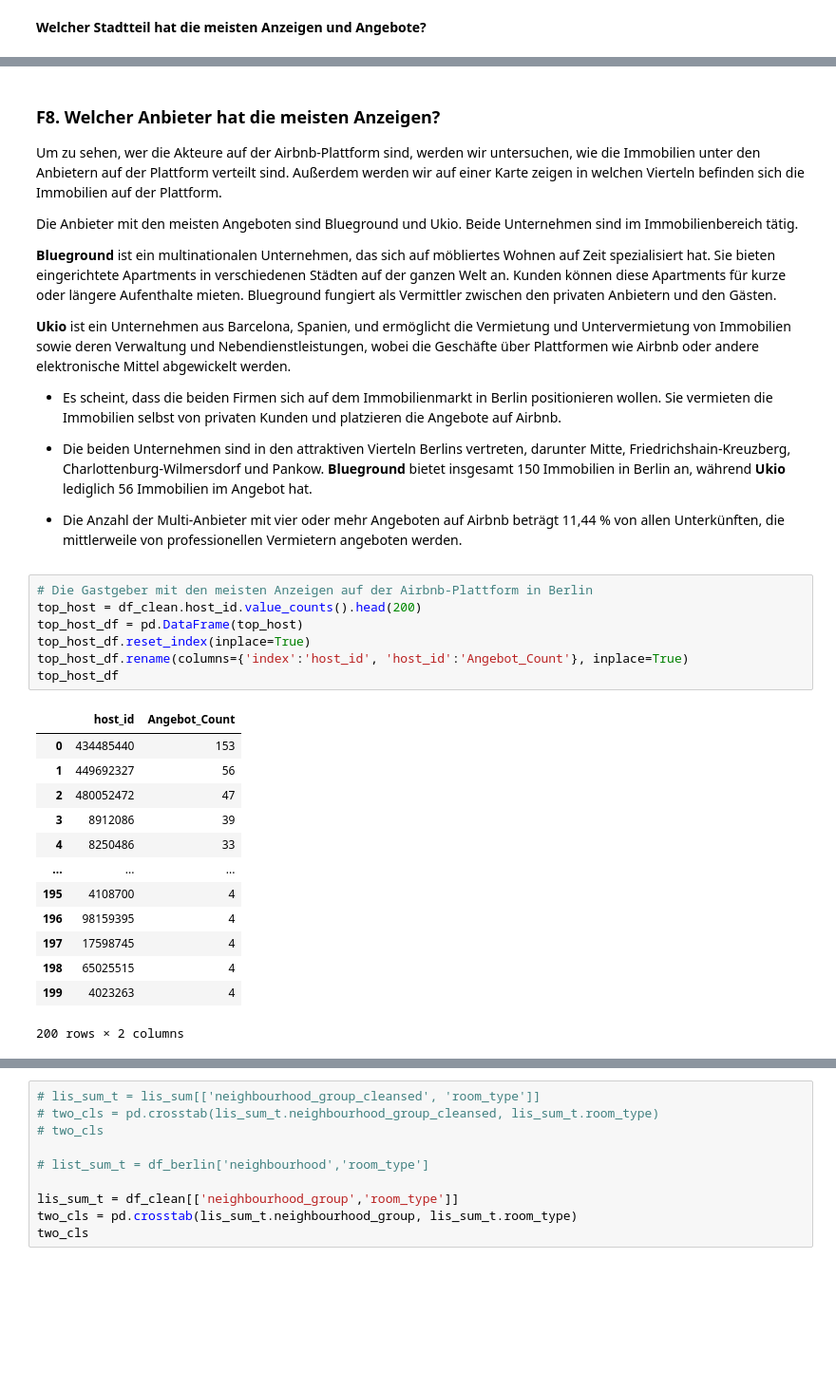
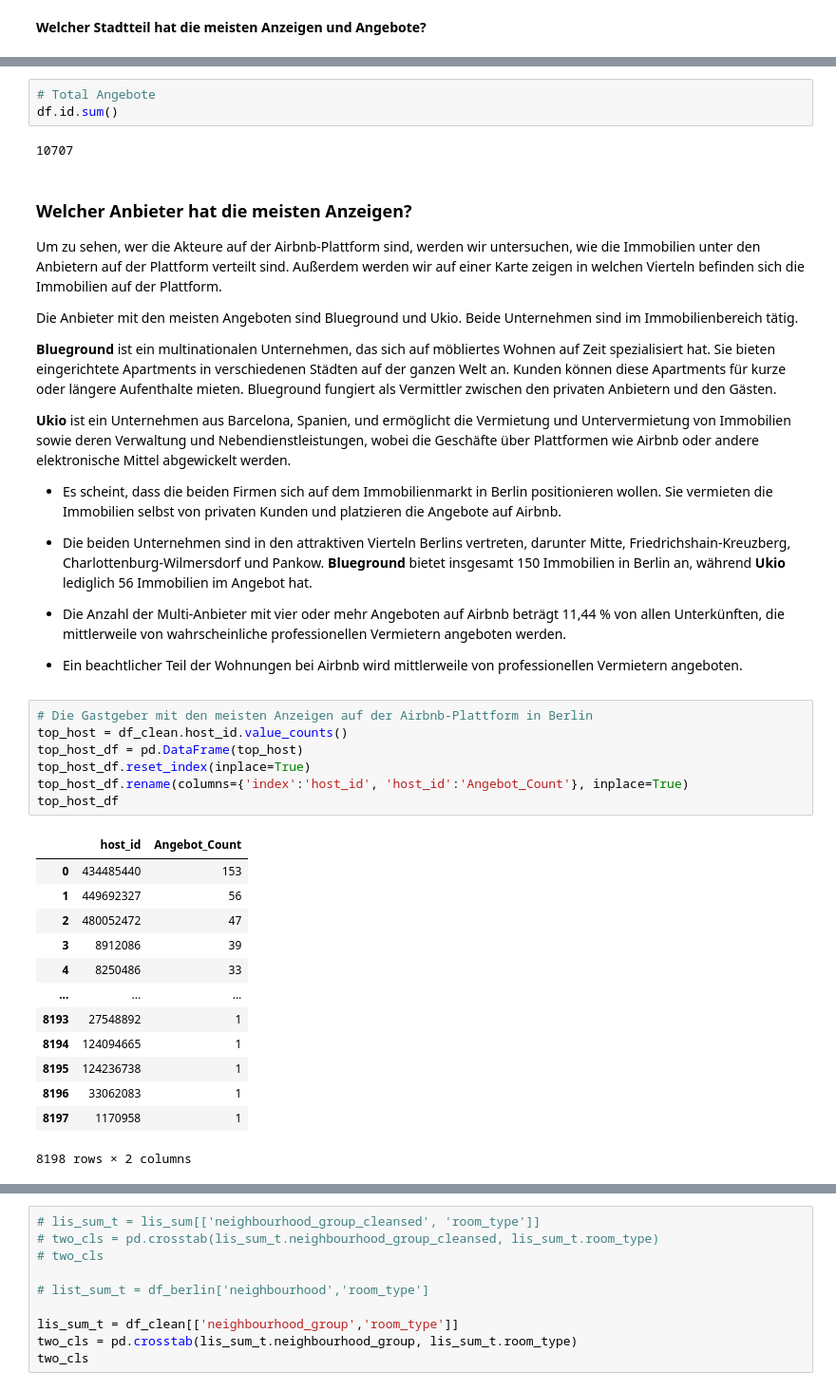
Before and after one commit to awildt01/Airbnb_Berlin-, a Jupyter notebook: Airbnb_(Berlin).ipynb, the cells around one changed output, grey strips where cells are left out. Shown at 95% size. Saved outputs shown, nothing was run; the diff lists cells and outputs as text; blank space fills up the shorter version.

```diff
--- a/Airbnb_(Berlin).ipynb
+++ b/Airbnb_(Berlin).ipynb
@@ -867,8 +884,13 @@ Reinickendorf                183
 Spandau                      129
 Marzahn - Hellersdorf         93
 Name: id, dtype: int64
+# %%
+# Total Angebote
+df.id.sum()
+# %% [output]
+10707
 # %% [markdown]
-### **F8. Welcher Anbieter hat die meisten Anzeigen?**
+### **Welcher Anbieter hat die meisten Anzeigen?**
 
 Um zu sehen, wer die Akteure auf der Airbnb-Plattform sind, werden wir untersuchen, wie die Immobilien unter den Anbietern auf der Plattform verteilt sind. Außerdem werden wir auf einer Karte zeigen in welchen Vierteln befinden sich die Immobilien auf der Plattform.
 
@@ -883,25 +905,27 @@ Die Anbieter mit den meisten Angeboten sind Blueground und Ukio. Beide Unternehm
 
 - Die beiden Unternehmen sind in den attraktiven Vierteln Berlins vertreten, darunter Mitte, Friedrichshain-Kreuzberg, Charlottenburg-Wilmersdorf und Pankow. **Blueground** bietet insgesamt 150 Immobilien in Berlin an, während **Ukio** lediglich 56 Immobilien im Angebot hat.
 
-- Die Anzahl der Multi-Anbieter mit vier oder mehr Angeboten auf Airbnb beträgt 11,44 % von allen Unterkünften, die mittlerweile von professionellen Vermietern angeboten werden.
+- Die Anzahl der Multi-Anbieter mit vier oder mehr Angeboten auf Airbnb beträgt 11,44 % von allen Unterkünften, die mittlerweile von  wahrscheinliche professionellen Vermietern angeboten werden.
+
+- Ein beachtlicher Teil der Wohnungen bei Airbnb wird mittlerweile von professionellen Vermietern angeboten.
 # %%
 # Die Gastgeber mit den meisten Anzeigen auf der Airbnb-Plattform in Berlin
-top_host = df_clean.host_id.value_counts().head(200)
+top_host = df_clean.host_id.value_counts()
 top_host_df = pd.DataFrame(top_host)
 top_host_df.reset_index(inplace=True)
 top_host_df.rename(columns={'index':'host_id', 'host_id':'Angebot_Count'}, inplace=True)
 top_host_df
 # %% [output]
 |  | host_id | Angebot_Count |
 | 0 | 434485440 | 153 |
 | 1 | 449692327 | 56 |
 | 2 | 480052472 | 47 |
 | 3 | 8912086 | 39 |
 | 4 | 8250486 | 33 |
 | ... | ... | ... |
-| 195 | 4108700 | 4 |
-| 196 | 98159395 | 4 |
-| 197 | 17598745 | 4 |
-| 198 | 65025515 | 4 |
-| 199 | 4023263 | 4 |
+| 8193 | 27548892 | 1 |
+| 8194 | 124094665 | 1 |
+| 8195 | 124236738 | 1 |
+| 8196 | 33062083 | 1 |
+| 8197 | 1170958 | 1 |
-200 rows × 2 columns
+8198 rows × 2 columns
```
Also changed, not shown: parts of 32 cells of this notebook.
